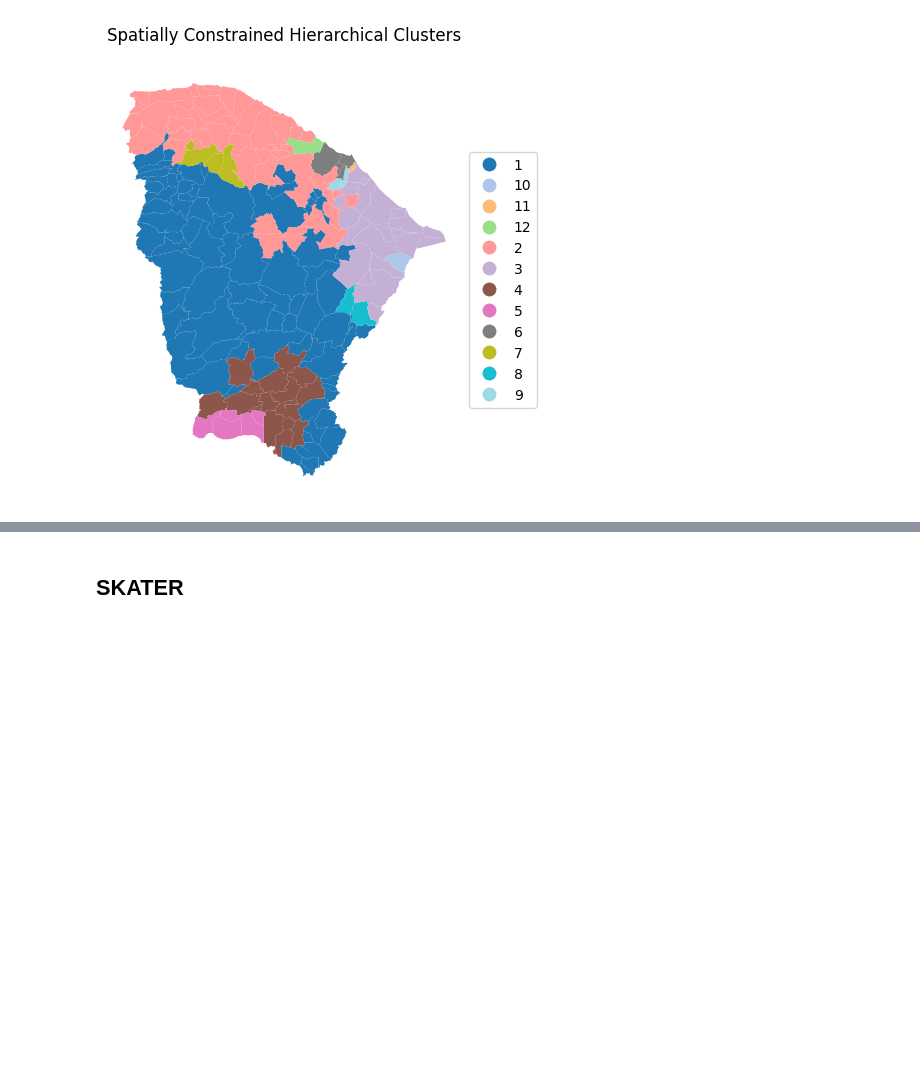
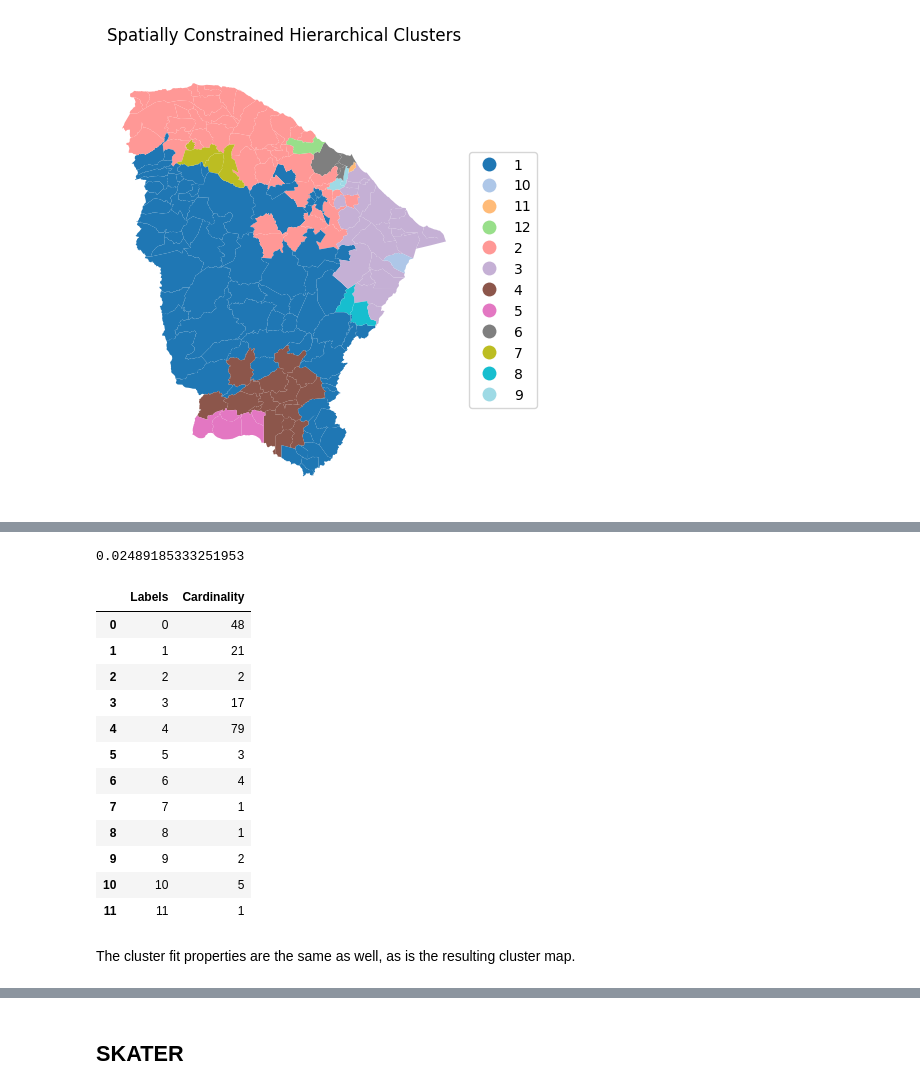
Before and after one commit to lanselin/notebooks_for_spatial_clustering, a Jupyter notebook: Lab 7 - hierarchical_spatial_clustering.ipynb, the cells around one changed output, grey strips where cells are left out. Saved outputs shown, nothing was run; the diff lists cells and outputs as text; code cells hidden in the pictures; blank space fills up the shorter version.

```diff
--- a/Lab 7 - hierarchical_spatial_clustering.ipynb
+++ b/Lab 7 - hierarchical_spatial_clustering.ipynb
@@ -200,0 +235,32 @@ cluster_map(dfs, cluster_labels1, figsize=(5,5), title="Spatially Constrained Hi
+# %%
+n_clusters = 12
+method = 'ward'
+t0 = time.time()
+X0 = StandardScaler().fit_transform(data)
+X = X0 * nn
+
+agg_clust = AgglomerativeClustering(n_clusters=n_clusters, connectivity = wq.sparse,
+                                    linkage=method, compute_distances=True)
+agg_clust.fit(X)
+t1 = time.time()
+tsklearn = t1 - t0
+print(tsklearn)
+cluster_labels1a = agg_clust.labels_
+cluster_stats(cluster_labels1a)
+# %% [output]
+0.02489185333251953
+|  | Labels | Cardinality |
+| 0 | 0 | 48 |
+| 1 | 1 | 21 |
+| 2 | 2 | 2 |
+| 3 | 3 | 17 |
+| 4 | 4 | 79 |
+| 5 | 5 | 3 |
+| 6 | 6 | 4 |
+| 7 | 7 | 1 |
+| 8 | 8 | 1 |
+| 9 | 9 | 2 |
+| 10 | 10 | 5 |
+| 11 | 11 | 1 |
+# %% [markdown]
+The cluster fit properties are the same as well, as is the resulting cluster map.
```
Also changed, not shown: parts of 16 cells of this notebook.
